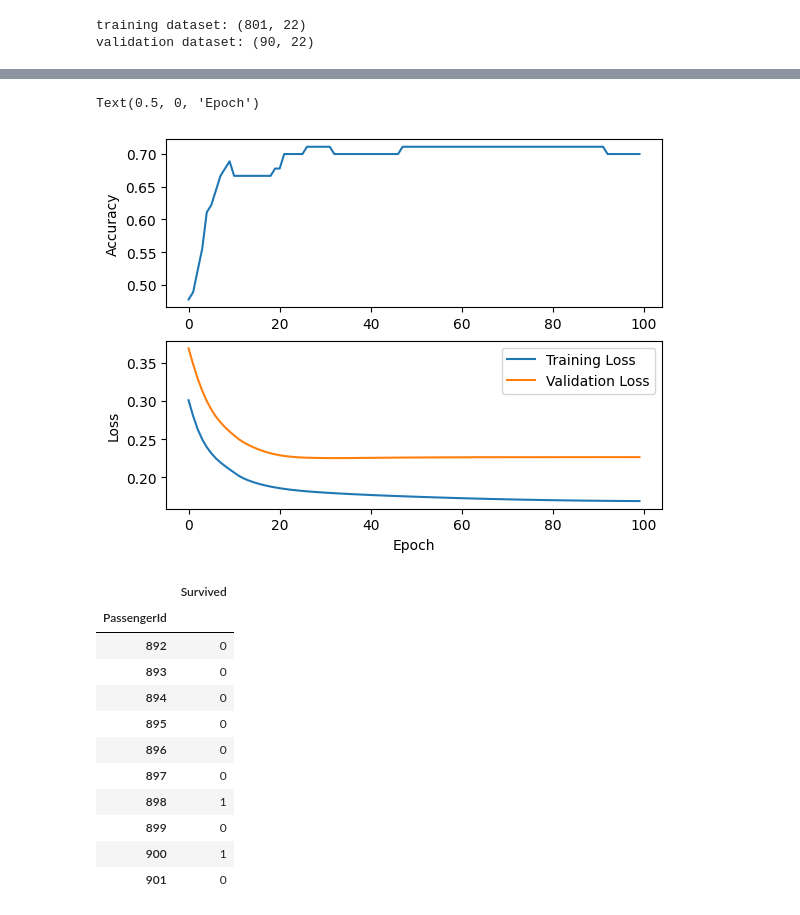
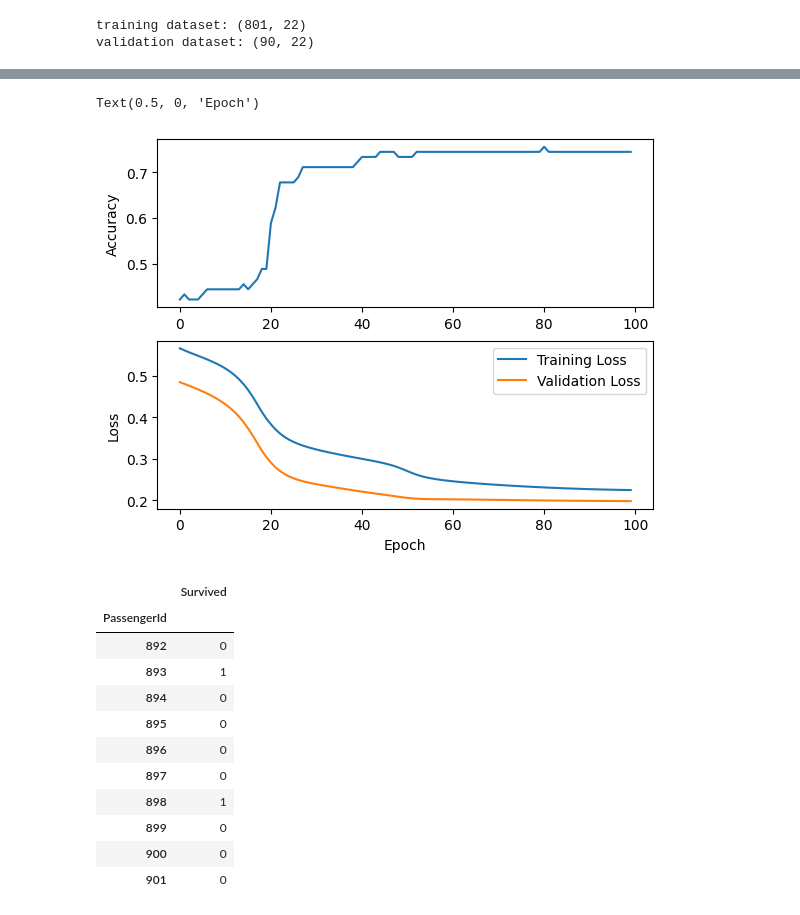
Before and after one commit to zirkelc/micrograd-titanic, a Jupyter notebook: micrograd.ipynb, the cells around one changed output, grey strips where cells are left out. Saved outputs shown, nothing was run; the diff lists cells and outputs as text; code cells hidden in the pictures.

```diff
--- a/micrograd.ipynb
+++ b/micrograd.ipynb
@@ -410,7 +410,7 @@ def train_model(model, xy_train, xy_validate, num_epochs=100, batch_size=32):
 # %%
 # Define number of input features, hidden layers, and output features
 num_inputs = X_train.shape[1]
-num_hidden = [11, 11]
+num_hidden = [15, 8]
 num_outputs = 1
 
 # Initialize the model
@@ -464,5 +464,5 @@ Validation accuracy: 70.000%
 Text(0.5, 0, 'Epoch')
-[figure, old version]
+[figure, new version]
 # %%
 # Input features from the scaled test dataset
 test_features = test_scaled_df.to_numpy()
@@ -480,12 +480,12 @@ submission_df.head(10)
 |  | Survived |
 | PassengerId |  |
 | 892 | 0 |
-| 893 | 0 |
+| 893 | 1 |
 | 894 | 0 |
 | 895 | 0 |
 | 896 | 0 |
 | 897 | 0 |
 | 898 | 1 |
 | 899 | 0 |
-| 900 | 1 |
+| 900 | 0 |
 | 901 | 0 |
```
Also changed, not shown: parts of 2 cells of this notebook.
